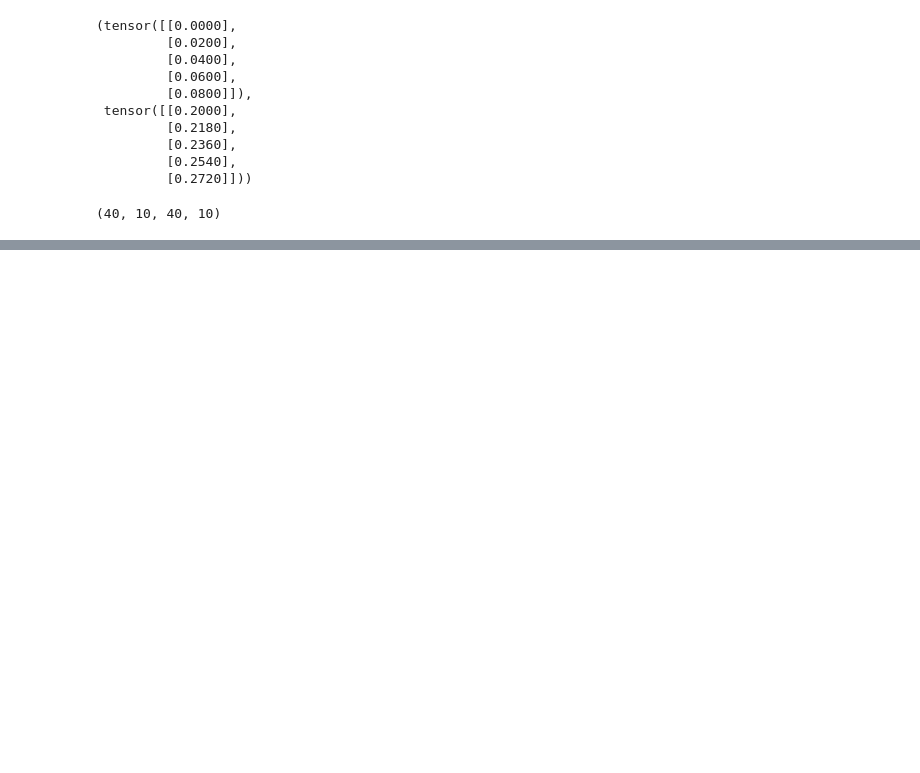
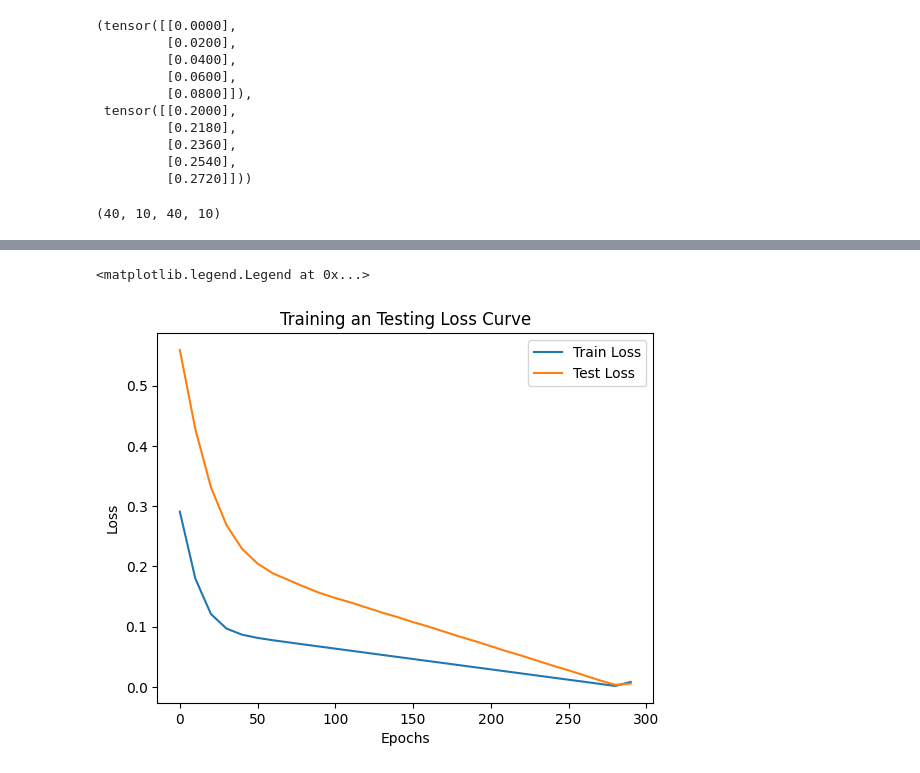
Before and after one commit to ZackFairMoaz/Machine-Learning, a Jupyter notebook: Deep Learning/PyTorch Basics/2-Introduction_to_PyTorch_Workflow.ipynb, the cells around one changed output, grey strips where cells are left out. Saved outputs shown, nothing was run; the diff lists cells and outputs as text; code cells hidden in the pictures; blank space fills up the shorter version.

```diff
--- a/Deep Learning/PyTorch Basics/2-Introduction_to_PyTorch_Workflow.ipynb
+++ b/Deep Learning/PyTorch Basics/2-Introduction_to_PyTorch_Workflow.ipynb
@@ -87,0 +152,3 @@ class LinearRegressionModel(nn.Module): # we inherit nn.Module = base class for
+# %%
+loss_fn = nn.L1Loss() # Mean absolute Error
+optimizer = torch.optim.SGD(params = model.parameters(), lr =0.01) # Stochastic Gradient Descent (lr = level of adjustment/step/changes of paramters per iteration)
@@ -87,0 +221,12 @@ class LinearRegressionModel(nn.Module): # we inherit nn.Module = base class for
+# %%
+np_loss = torch.tensor(train_loss_values).numpy()
+np_test_loss = torch.tensor(test_loss_values).numpy()
+plt.plot(epoch_count, np_loss, label="Train Loss")
+plt.plot(epoch_count, np_test_loss, label="Test Loss")
+plt.title("Training an Testing Loss Curve")
+plt.ylabel("Loss")
+plt.xlabel("Epochs")
+plt.legend()
+# %% [output]
+<matplotlib.legend.Legend at 0x...>
+[figure, added]
```
Also changed, not shown: parts of 21 cells of this notebook.
